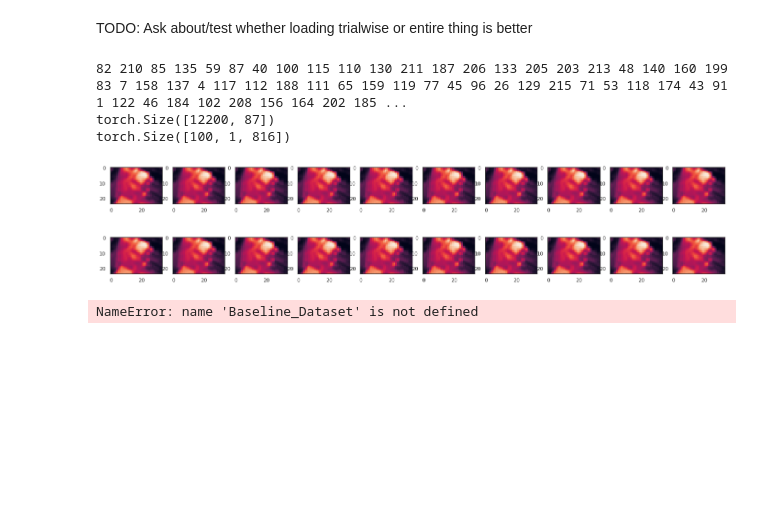
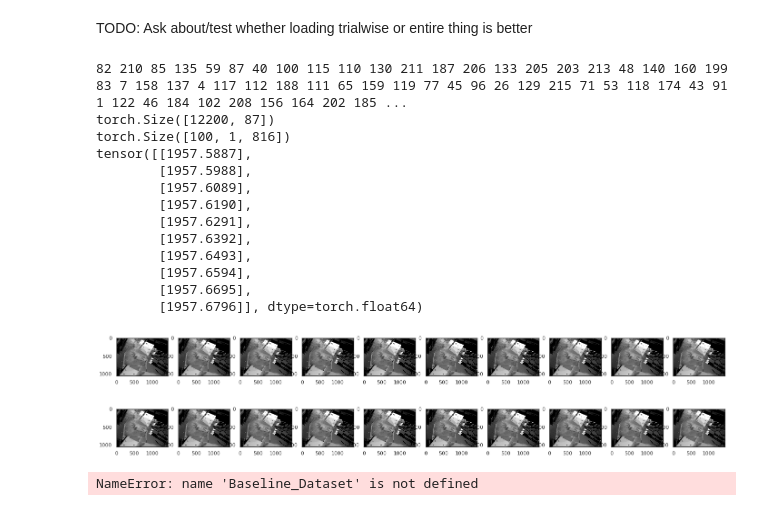
Before and after one commit to liamoconno/utra2023, a Jupyter notebook: notebooks/make_SEE_dataframes.ipynb, the cells around one changed output. Drawn from its saved outputs; the diff is of its cells as text; code cells hidden in the pictures; blank space fills up the shorter version.

Commit message:
Updated Video Dataset Class

```diff
--- a/notebooks/make_SEE_dataframes.ipynb
+++ b/notebooks/make_SEE_dataframes.ipynb
@@ -654,6 +654,31 @@ class Video_Dataset(torch.utils.data.Dataset):
         else:
             plt.imshow(np.reshape(frames[0], self.aspect_ratio))
 
+    """
+    Print the unblurred frames
+    """
+    def print_original_frames(self, frame_ids):
+        time_stamps = self.x_tensor[frame_ids]
+        num_frames = time_stamps.shape[0]
+        frames = []
+        if num_frames > 1:
+            step=1
+            fig, axes = plt.subplots(nrows=1, ncols= -(num_frames // -step), figsize=(24,24))
+            i=0
+            for time_stamp in time_stamps:
+                self.reader.seek(time_stamp)
+                frame = np.moveaxis(np.array(next(self.reader)['data']), 0, 2)
+                curr_ax = axes[i]
+                curr_ax.imshow(frame)
+                i+=1
+            return fig
+        else:
+            self.reader.seek(time_stamps[0])
+            frame = np.moveaxis(np.array(next(self.reader)['data']), 0, 2)
+            plt.imshow(frame)
+
+
+
 
 #     """
 #     Given time stamp(s), prints the frames at those timestamps
@@ -673,16 +698,27 @@ class Baseline_Dataset(Video_Dataset):
 # %%
 video_path = "/gpfs/home/loconno3/utra2023/data/SpikeCam3_03-08-1557.mp4"
 dataset = Video_Dataset(cv_dict,  fold, 'train_idx', video_path, video_df, neural_df, subsample_scalar=40, load_from_pickle=True)
 print(dataset.frame_datalist.shape)
 print(dataset.y_tensor.shape)
 print(dataset[0:100][0].shape)
-dataset.print_frames(dataset[0:10][0])
+print(dataset.x_tensor[0:10])
+dataset.print_original_frames(range(0,10,1))
 # %% [output]
 82 210 85 135 59 87 40 100 115 110 130 211 187 206 133 205 203 213 48 140 160 199 83 7 158 137 4 117 112 188 111 65 159 119 77 45 96 26 129 215 71 53 118 174 43 91 1 122 46 184 102 208 156 164 202 185 ...
 torch.Size([12200, 87])
 torch.Size([100, 1, 816])
+tensor([[1957.5887],
+        [1957.5988],
+        [1957.6089],
+        [1957.6190],
+        [1957.6291],
+        [1957.6392],
+        [1957.6493],
+        [1957.6594],
+        [1957.6695],
+        [1957.6796]], dtype=torch.float64)
-[figure, old version]
+[figure, new version]
-[figure, old version]
+[figure, new version]
 # %%
 %matplotlib inline
 video_path = "/gpfs/home/loconno3/utra2023/data/SpikeCam3_03-08-1557.mp4"
```
Also changed, not shown: parts of 5 cells of this notebook.
